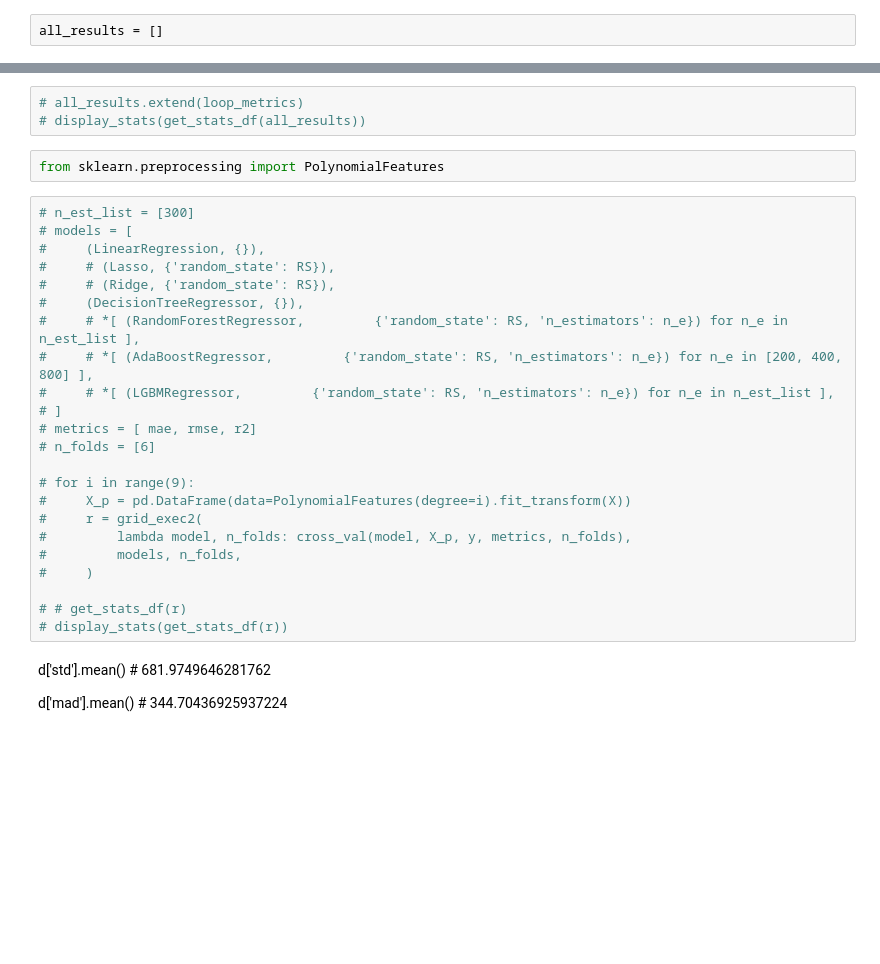
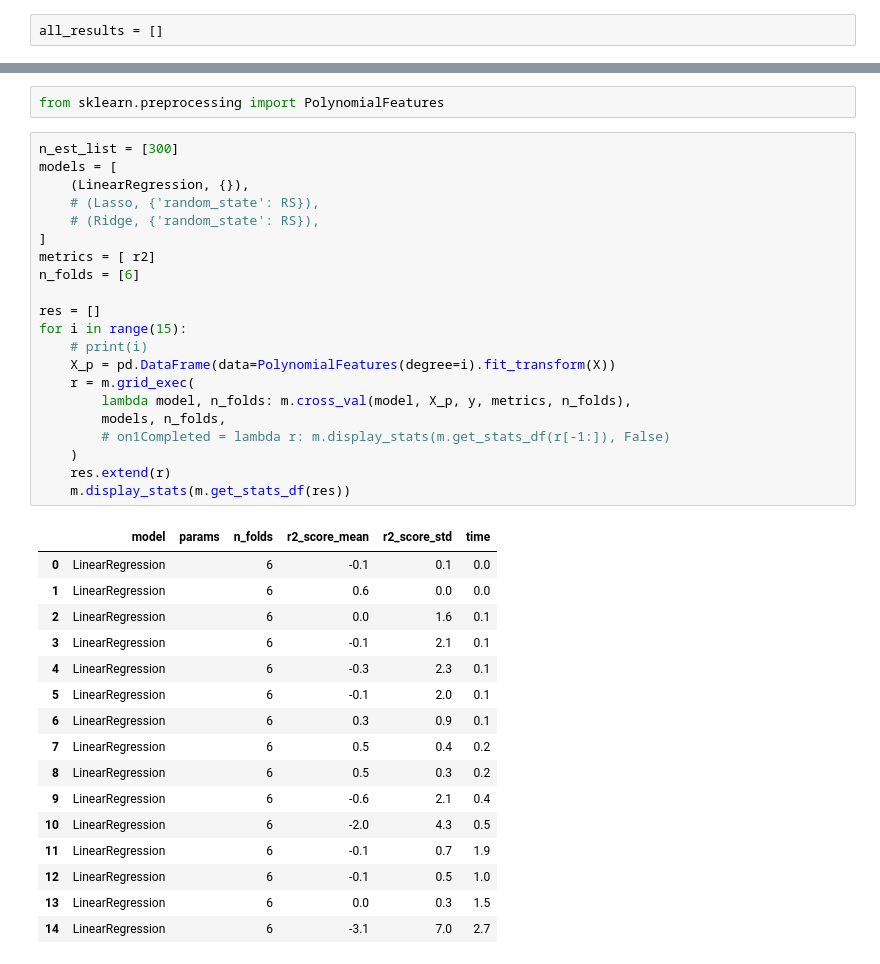
Before and after one commit to WaldemarWalo/DataScienceProjects, a Jupyter notebook: UK_Used_Car_Price_Regression/40.Fiesta.ipynb, the cells around one changed output, grey strips where cells are left out. Cells and saved outputs as stored; diff of their text form; blank space fills up the shorter version.

```diff
--- a/UK_Used_Car_Price_Regression/40.Fiesta.ipynb
+++ b/UK_Used_Car_Price_Regression/40.Fiesta.ipynb
@@ -465,32 +193,40 @@ for i in range(9):
-# %%
-# all_results.extend(loop_metrics)
-# display_stats(get_stats_df(all_results))
 # %%
 from sklearn.preprocessing import PolynomialFeatures
 # %%
-# n_est_list = [300]
-# models = [
-#     (LinearRegression, {}),
-#     # (Lasso, {'random_state': RS}),
-#     # (Ridge, {'random_state': RS}),
-#     (DecisionTreeRegressor, {}),
-#     # *[ (RandomForestRegressor,         {'random_state': RS, 'n_estimators': n_e}) for n_e in n_est_list ],
-#     # *[ (AdaBoostRegressor,         {'random_state': RS, 'n_estimators': n_e}) for n_e in [200, 400, 800] ],
-#     # *[ (LGBMRegressor,         {'random_state': RS, 'n_estimators': n_e}) for n_e in n_est_list ],
-# ]
-# metrics = [ mae, rmse, r2]
-# n_folds = [6]
+n_est_list = [300]
+models = [
+    (LinearRegression, {}),
+    # (Lasso, {'random_state': RS}),
+    # (Ridge, {'random_state': RS}),
+]
+metrics = [ r2]
+n_folds = [6]
 
-# for i in range(9):
-#     X_p = pd.DataFrame(data=PolynomialFeatures(degree=i).fit_transform(X))
-#     r = grid_exec2(
-#         lambda model, n_folds: cross_val(model, X_p, y, metrics, n_folds),
-#         models, n_folds,
-#     )
-
-# # get_stats_df(r)
-# display_stats(get_stats_df(r))
+res = []
+for i in range(15):
+    # print(i)
+    X_p = pd.DataFrame(data=PolynomialFeatures(degree=i).fit_transform(X))
+    r = m.grid_exec(
+        lambda model, n_folds: m.cross_val(model, X_p, y, metrics, n_folds),
+        models, n_folds,
+        # on1Completed = lambda r: m.display_stats(m.get_stats_df(r[-1:]), False)
+    )
+    res.extend(r)
+    m.display_stats(m.get_stats_df(res))
+# %% [output]
+|  | model | params | n_folds | r2_score_mean | r2_score_std | time |
+| 0 | LinearRegression |  | 6 | -0.1 | 0.1 | 0.0 |
+| 1 | LinearRegression |  | 6 | 0.6 | 0.0 | 0.0 |
+| 2 | LinearRegression |  | 6 | 0.0 | 1.6 | 0.1 |
+| 3 | LinearRegression |  | 6 | -0.1 | 2.1 | 0.1 |
+| 4 | LinearRegression |  | 6 | -0.3 | 2.3 | 0.1 |
+| 5 | LinearRegression |  | 6 | -0.1 | 2.0 | 0.1 |
+| 6 | LinearRegression |  | 6 | 0.3 | 0.9 | 0.1 |
+| 7 | LinearRegression |  | 6 | 0.5 | 0.4 | 0.2 |
+| 8 | LinearRegression |  | 6 | 0.5 | 0.3 | 0.2 |
+| 9 | LinearRegression |  | 6 | -0.6 | 2.1 | 0.4 |
+| 10 | LinearRegression |  | 6 | -2.0 | 4.3 | 0.5 |
+| 11 | LinearRegression |  | 6 | -0.1 | 0.7 | 1.9 |
+| 12 | LinearRegression |  | 6 | -0.1 | 0.5 | 1.0 |
+| 13 | LinearRegression |  | 6 | 0.0 | 0.3 | 1.5 |
+| 14 | LinearRegression |  | 6 | -3.1 | 7.0 | 2.7 |
-# %% [markdown]
-d['std'].mean() # 681.9749646281762
-
-d['mad'].mean() # 344.70436925937224
```
Also changed, not shown: parts of 34 cells of this notebook, 1 other file.
